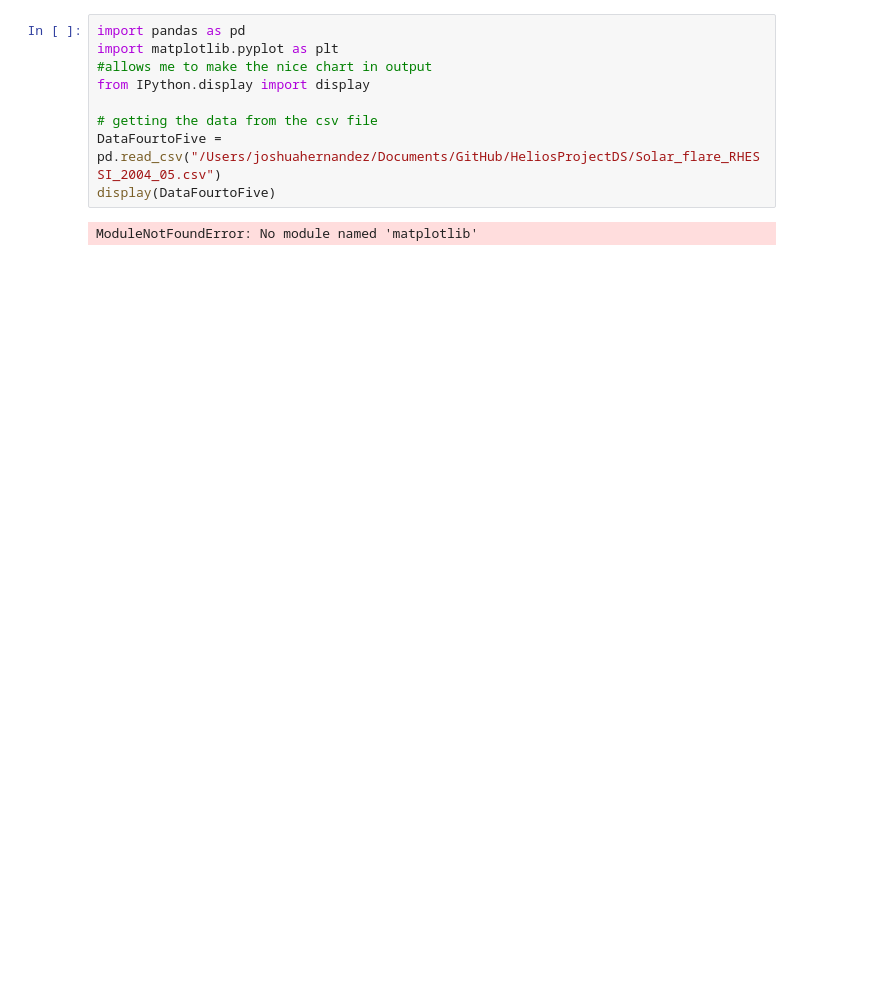
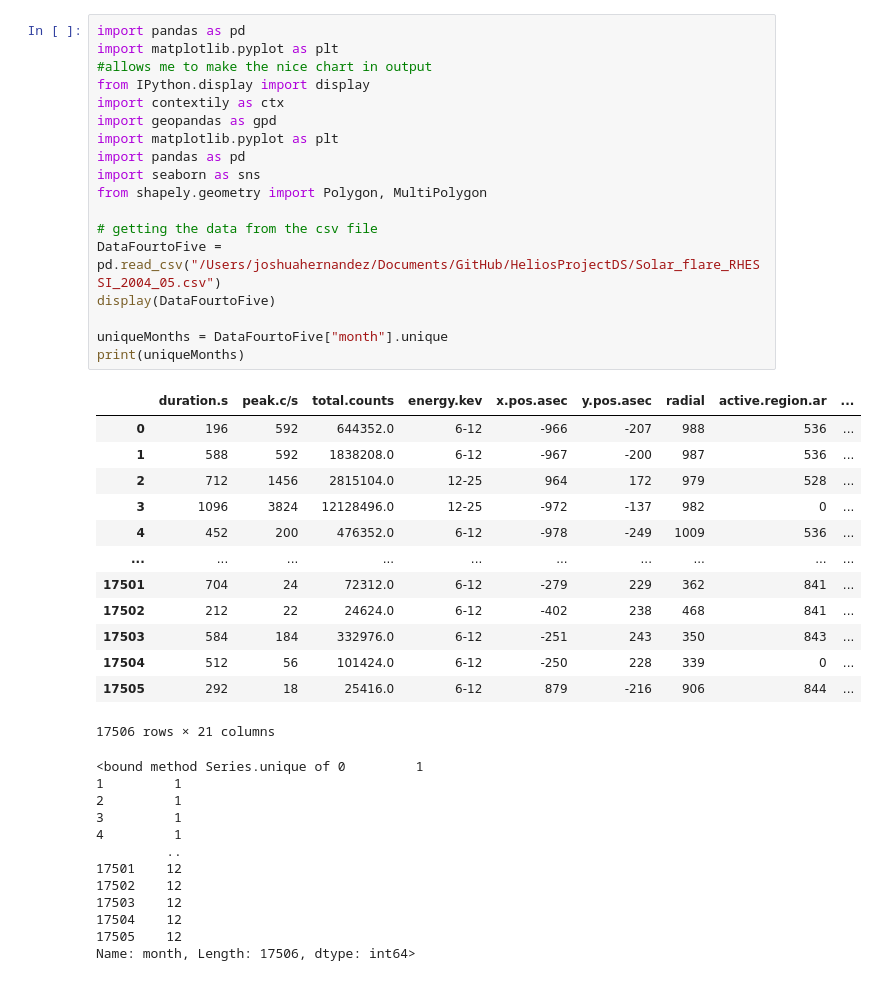
Before and after one commit to MEmshousen02/HeliosProjectDS, a Jupyter notebook: Main.ipynb, the cells around one changed output. Drawn from its saved outputs; the diff is of its cells as text; blank space fills up the shorter version.

```diff
--- a/Main.ipynb
+++ b/Main.ipynb
@@ -1,14 +1,47 @@
 # %%
 import pandas as pd
 import matplotlib.pyplot as plt
 #allows me to make the nice chart in output
 from IPython.display import display
+import contextily as ctx
+import geopandas as gpd
+import matplotlib.pyplot as plt
+import pandas as pd
+import seaborn as sns
+from shapely.geometry import Polygon, MultiPolygon
 
 # getting the data from the csv file
 DataFourtoFive = pd.read_csv("/Users/joshuahernandez/Documents/GitHub/HeliosProjectDS/Solar_flare_RHESSI_2004_05.csv")
 display(DataFourtoFive)
+
+uniqueMonths = DataFourtoFive["month"].unique
+print(uniqueMonths)
 # %% [output]
+|  | duration.s | peak.c/s | total.counts | energy.kev | x.pos.asec | y.pos.asec | radial | active.region.ar | ... |
+| 0 | 196 | 592 | 644352.0 | 6-12 | -966 | -207 | 988 | 536 | ... |
+| 1 | 588 | 592 | 1838208.0 | 6-12 | -967 | -200 | 987 | 536 | ... |
+| 2 | 712 | 1456 | 2815104.0 | 12-25 | 964 | 172 | 979 | 528 | ... |
+| 3 | 1096 | 3824 | 12128496.0 | 12-25 | -972 | -137 | 982 | 0 | ... |
+| 4 | 452 | 200 | 476352.0 | 6-12 | -978 | -249 | 1009 | 536 | ... |
+| ... | ... | ... | ... | ... | ... | ... | ... | ... | ... |
+| 17501 | 704 | 24 | 72312.0 | 6-12 | -279 | 229 | 362 | 841 | ... |
+| 17502 | 212 | 22 | 24624.0 | 6-12 | -402 | 238 | 468 | 841 | ... |
+| 17503 | 584 | 184 | 332976.0 | 6-12 | -251 | 243 | 350 | 843 | ... |
+| 17504 | 512 | 56 | 101424.0 | 6-12 | -250 | 228 | 339 | 0 | ... |
+| 17505 | 292 | 18 | 25416.0 | 6-12 | 879 | -216 | 906 | 844 | ... |
-ModuleNotFoundError: No module named 'matplotlib'
+17506 rows × 21 columns
+<bound method Series.unique of 0         1
+1         1
+2         1
+3         1
+4         1
+         ..
+17501    12
+17502    12
+17503    12
+17504    12
+17505    12
+Name: month, Length: 17506, dtype: int64>
 # %%
 batchMaxSize = 4
 overlap = 2
```
Also changed, not shown: parts of 6 cells of this notebook.
